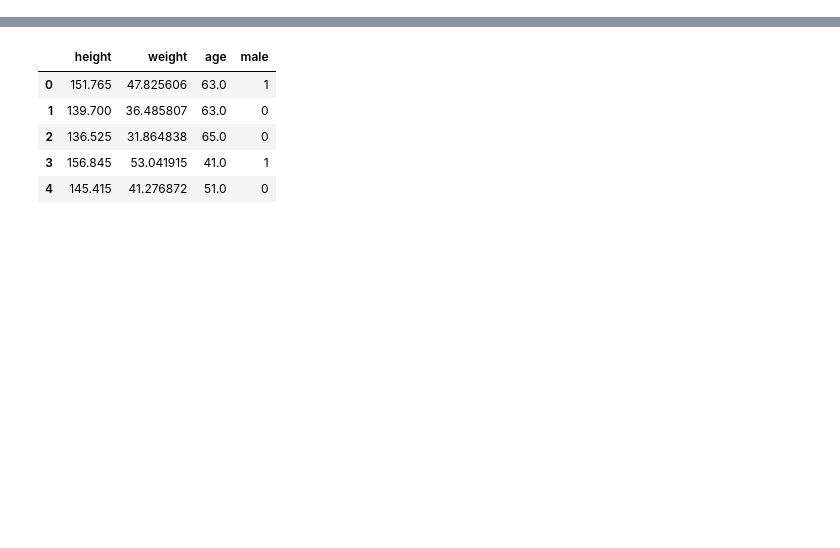
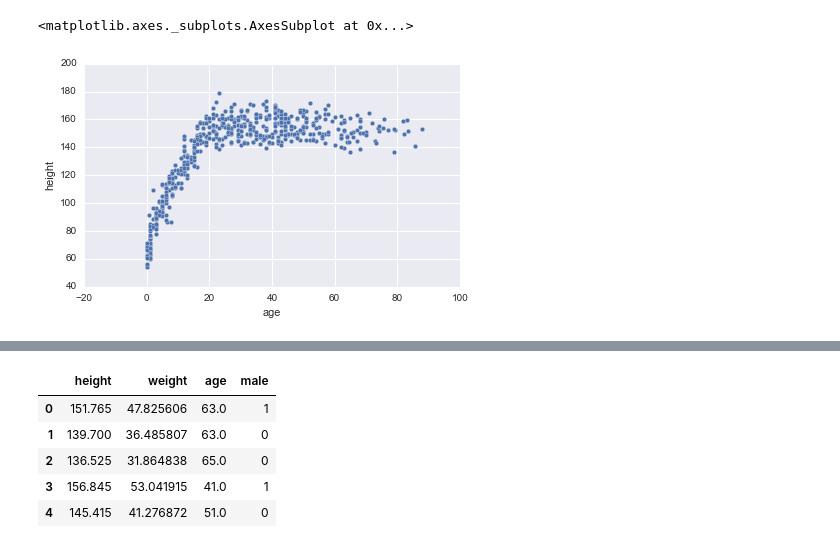
Before and after one commit to ciyer/pandas-intro, a Jupyter notebook: lessons/pandas-for-python-users.ipynb, the cells around one changed output, grey strips where cells are left out. Saved outputs shown, nothing was run; the diff lists cells and outputs as text; code cells hidden in the pictures; blank space fills up the shorter version.

```diff
--- a/lessons/pandas-for-python-users.ipynb
+++ b/lessons/pandas-for-python-users.ipynb
@@ -7,5 +24,5 @@ from IPython.display import display, HTML
 import matplotlib
 %matplotlib inline
 import matplotlib.pyplot as plt
-plt.style.use('fivethirtyeight')
+import seaborn as sns
 # %% [markdown]
@@ -16 +35,8 @@ This first example follows Chapter 4, section 3 of Richard McElreath's book _[St
 The data are available in the github repository for the book: https://github.com/rmcelreath/rethinking/blob/master/data/Howell1.csv
+# %%
+# Read some data into a frame
+# A frame is like an table in a spreadsheet.
+# It contains columns (which usually have names) and rows (which can be indexed by number,
+# but may also have names)
+df = pd.read_csv('https://raw.githubusercontent.com/rmcelreath/rethinking/master/data/Howell1.csv', sep=";")
+df.head()
@@ -16,0 +50,6 @@ The data are available in the github repository for the book: https://github.com
+# %%
+# Graph the data -- let's look at height vs. age
+df.plot.scatter(x='age', y='height')
+# %% [output]
+<matplotlib.axes._subplots.AxesSubplot at 0x...>
+[figure, added]
```
Also changed, not shown: parts of 25 cells of this notebook, 1 other file.
